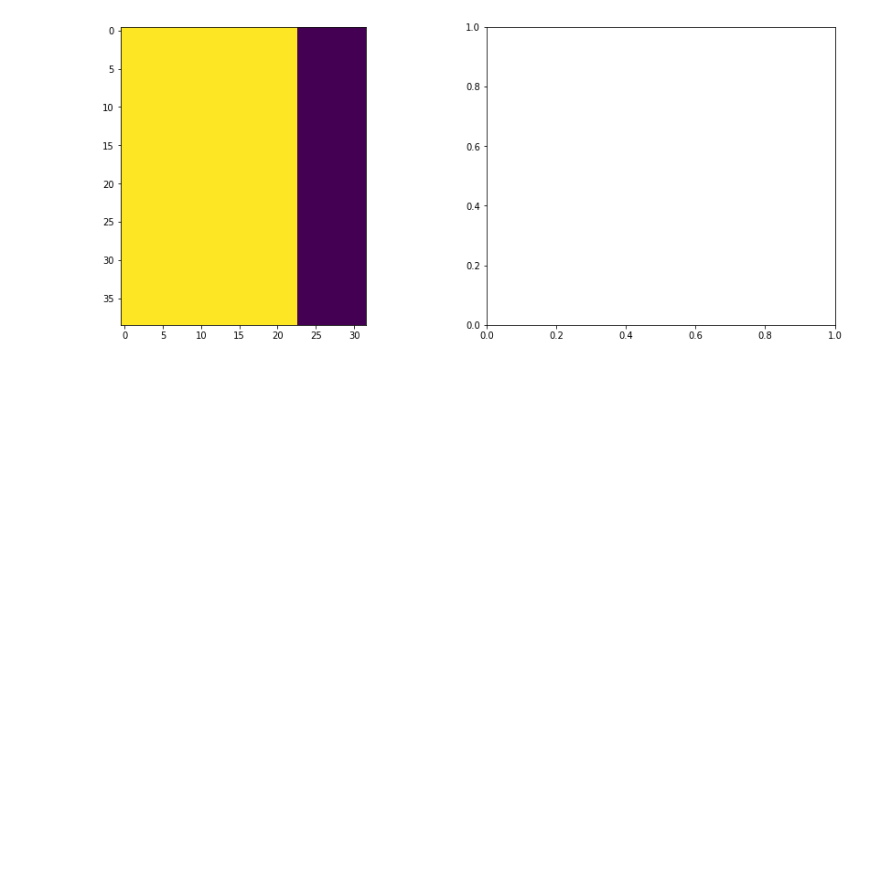
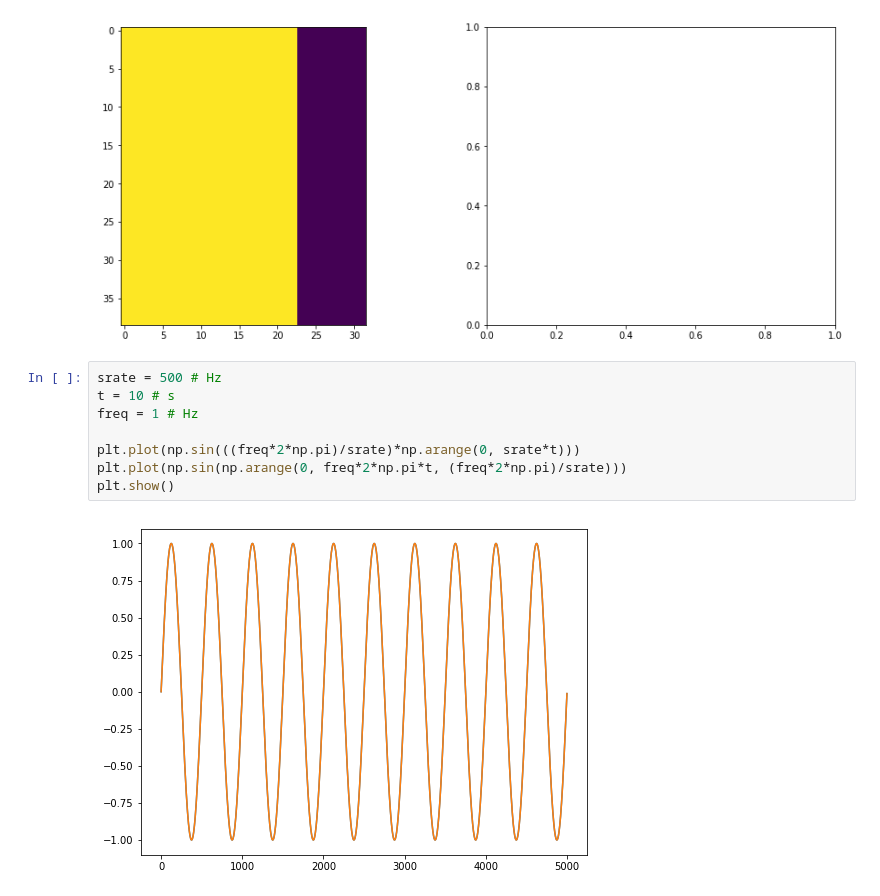
Before and after one commit to BasilMinkov/Jupyter-Notebooks, a Jupyter notebook: Untitled.ipynb, the cells around one changed output. Saved outputs shown, nothing was run; the diff lists cells and outputs as text; blank space fills up the shorter version.

```diff
--- a/Untitled.ipynb
+++ b/Untitled.ipynb
@@ -85,3 +86,13 @@ plt.show()
 Using False as contours is deprecated and will not be allowed in 0.16. Use 0 instead.
 ValueError: Data and pos need to be of same length. Got data of length 23, pos of length 32
 [figure]
+# %%
+srate = 500 # Hz
+t = 10 # s
+freq = 1 # Hz
+
+plt.plot(np.sin(((freq*2*np.pi)/srate)*np.arange(0, srate*t)))
+plt.plot(np.sin(np.arange(0, freq*2*np.pi*t, (freq*2*np.pi)/srate)))
+plt.show()
+# %% [output]
+[figure, added]
```
Also changed, not shown: parts of 18 cells of this notebook, 8 other files.
